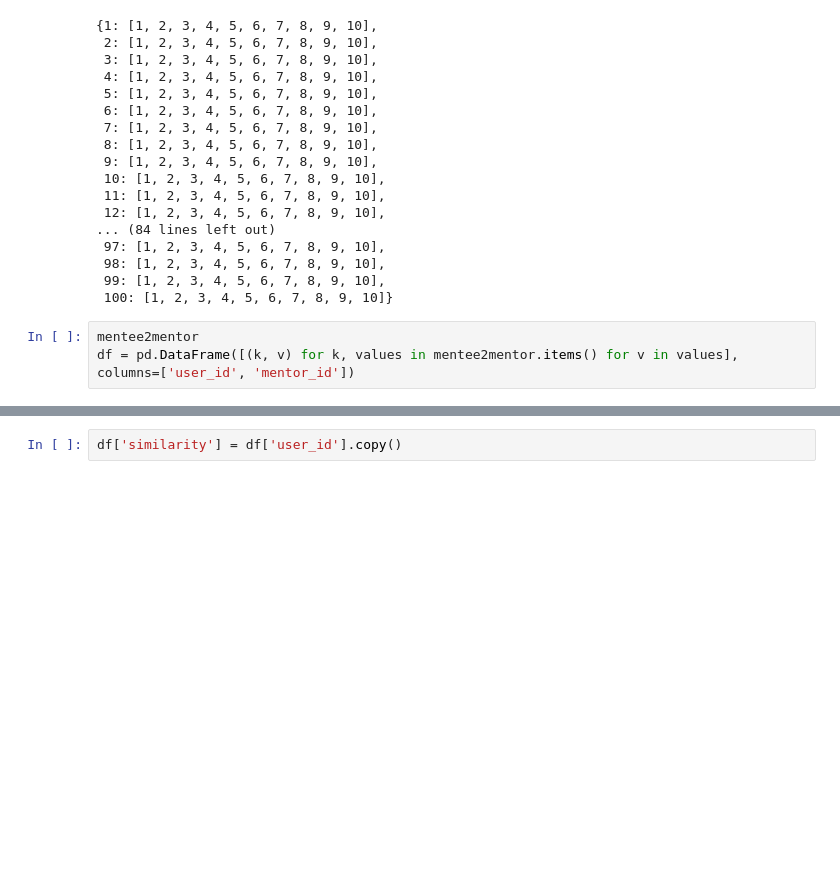
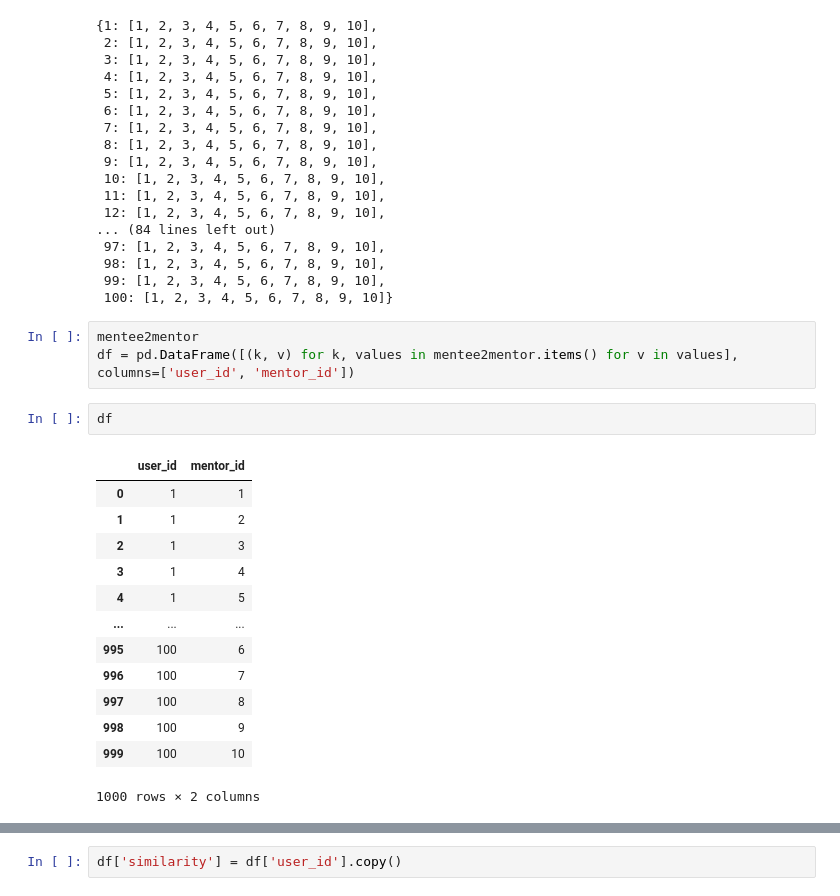
Before and after one commit to abilcode/rec-sys-handson, a Jupyter notebook: code/notebook/matchmaking.ipynb, the cells around one changed output, grey strips where cells are left out. Drawn from its saved outputs; the diff is of its cells as text; blank space fills up the shorter version.

```diff
--- a/code/notebook/matchmaking.ipynb
+++ b/code/notebook/matchmaking.ipynb
@@ -107,6 +107,22 @@ mentee2mentor
 # %%
 mentee2mentor
 df = pd.DataFrame([(k, v) for k, values in mentee2mentor.items() for v in values], columns=['user_id', 'mentor_id'])
+# %%
+df
+# %% [output]
+|  | user_id | mentor_id |
+| 0 | 1 | 1 |
+| 1 | 1 | 2 |
+| 2 | 1 | 3 |
+| 3 | 1 | 4 |
+| 4 | 1 | 5 |
+| ... | ... | ... |
+| 995 | 100 | 6 |
+| 996 | 100 | 7 |
+| 997 | 100 | 8 |
+| 998 | 100 | 9 |
+| 999 | 100 | 10 |
+1000 rows × 2 columns
 # %%
 sim_mentee[1][1]
 # %% [output]
```
Also changed, not shown: parts of 5 cells of this notebook.
